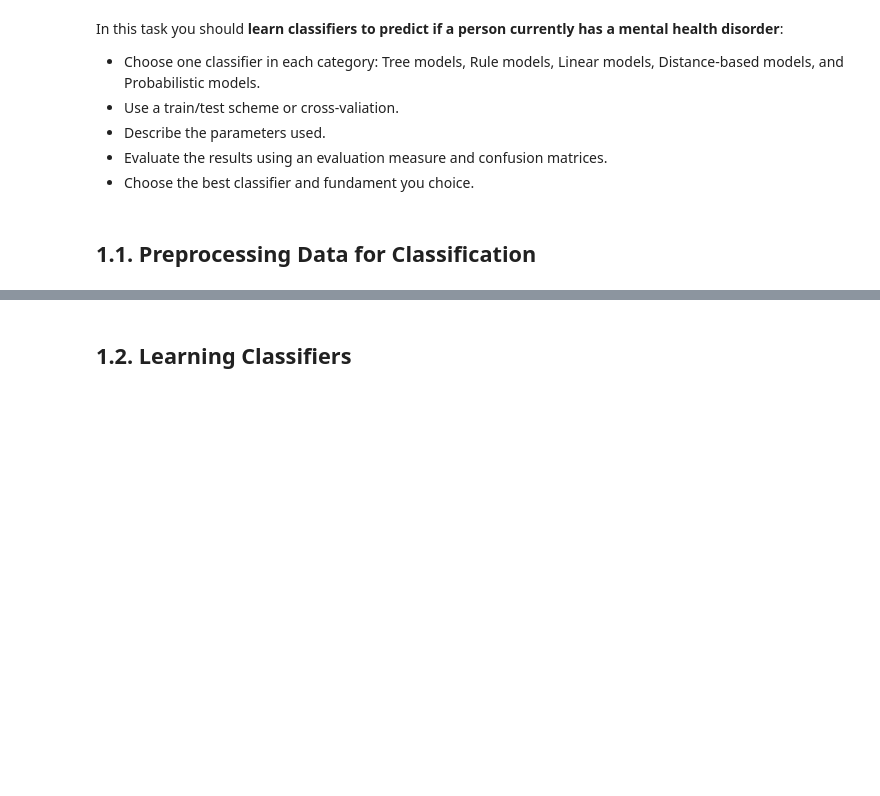
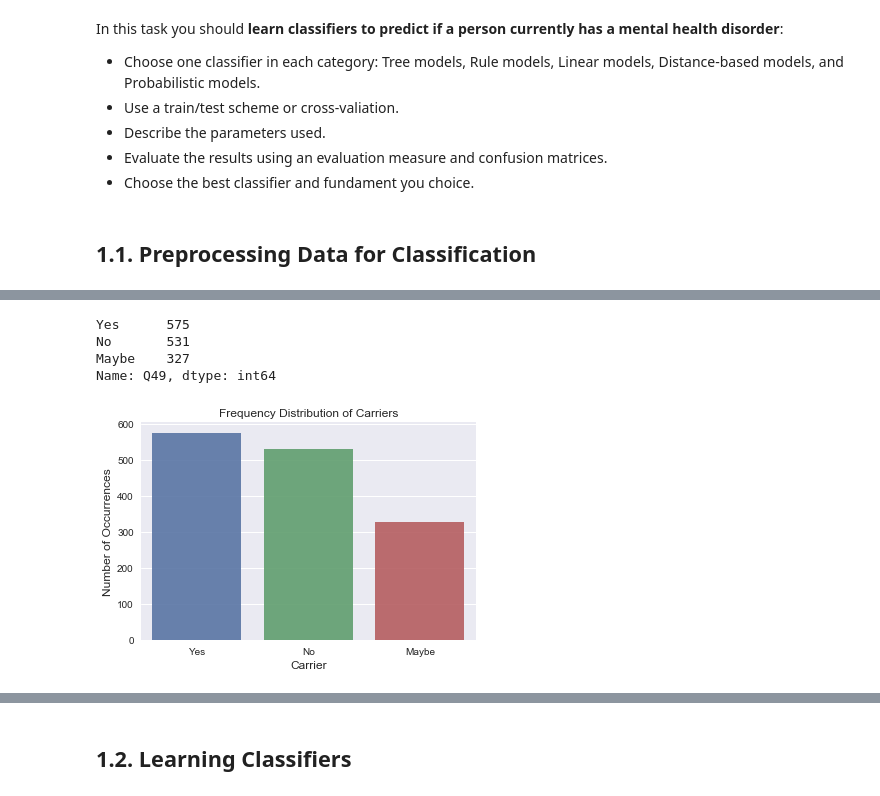
Before and after one commit to flaviacmr/ProjectoAA, a Jupyter notebook: AA_201819_Project/AA_201819_Project/AA_201819_Project.ipynb, the cells around one changed output, grey strips where cells are left out. Cells and saved outputs as stored; diff of their text form; code cells hidden in the pictures; blank space fills up the shorter version.

```diff
--- a/AA_201819_Project/AA_201819_Project/AA_201819_Project.ipynb
+++ b/AA_201819_Project/AA_201819_Project/AA_201819_Project.ipynb
@@ -119,7 +122,7 @@ import matplotlib.pyplot as plt
 # %% [markdown]
 ## 0.1. Loading Data
 # %%
-df_mental_health = pd.read_csv('C:\\Users\\marta.s.rolho_sub\\Documents\\GitHub\\ProjectoAA\\AA_201819_Project\\AA_201819_Project\\mental-heath-in-tech-2016.csv')
+df_mh = pd.read_csv('C:\\Users\\marta.s.rolho_sub\\Documents\\GitHub\\ProjectoAA\\AA_201819_Project\\AA_201819_Project\\mental-heath-in-tech-2016.csv')
 # %% [markdown]
 ## 0.2. Understanding Data
 # %% [markdown]
@@ -166,0 +331,2 @@ In this task you should **learn classifiers to predict if a person currently has
+# %%
+df_mh.rename(columns=new_names, inplace=True)
@@ -166,0 +379,17 @@ In this task you should **learn classifiers to predict if a person currently has
+# %%
+print(df_mh['Q49'].value_counts())
+# %% [output]
+Yes      575
+No       531
+Maybe    327
+Name: Q49, dtype: int64
+# %%
+act_mf_disorder_count = df_mh['Q49'].value_counts()
+sns.set(style="darkgrid")
+sns.barplot(act_mf_disorder_count.index, act_mf_disorder_count.values, alpha=0.9)
+plt.title('Frequency Distribution of Carriers')
+plt.ylabel('Number of Occurrences', fontsize=12)
+plt.xlabel('Carrier', fontsize=12)
+plt.show()
+# %% [output]
+[figure, added]
```
Also changed, not shown: parts of 32 cells of this notebook.
